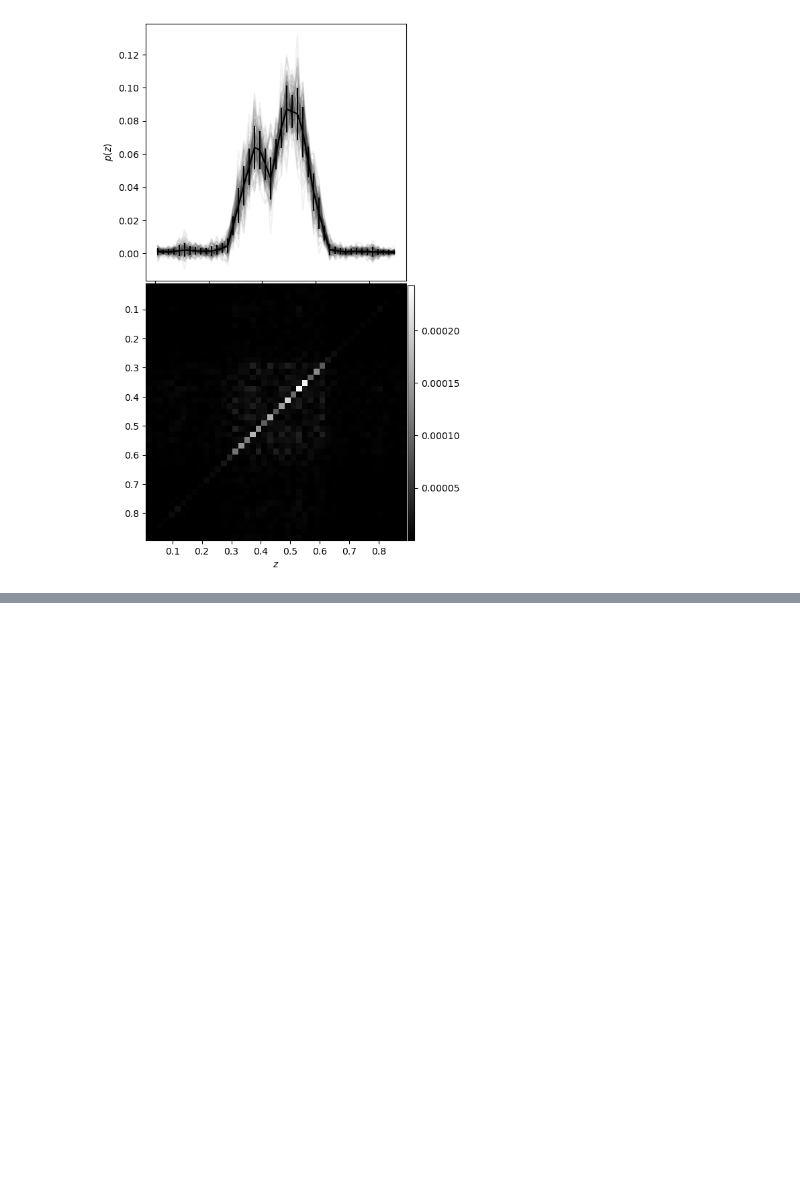
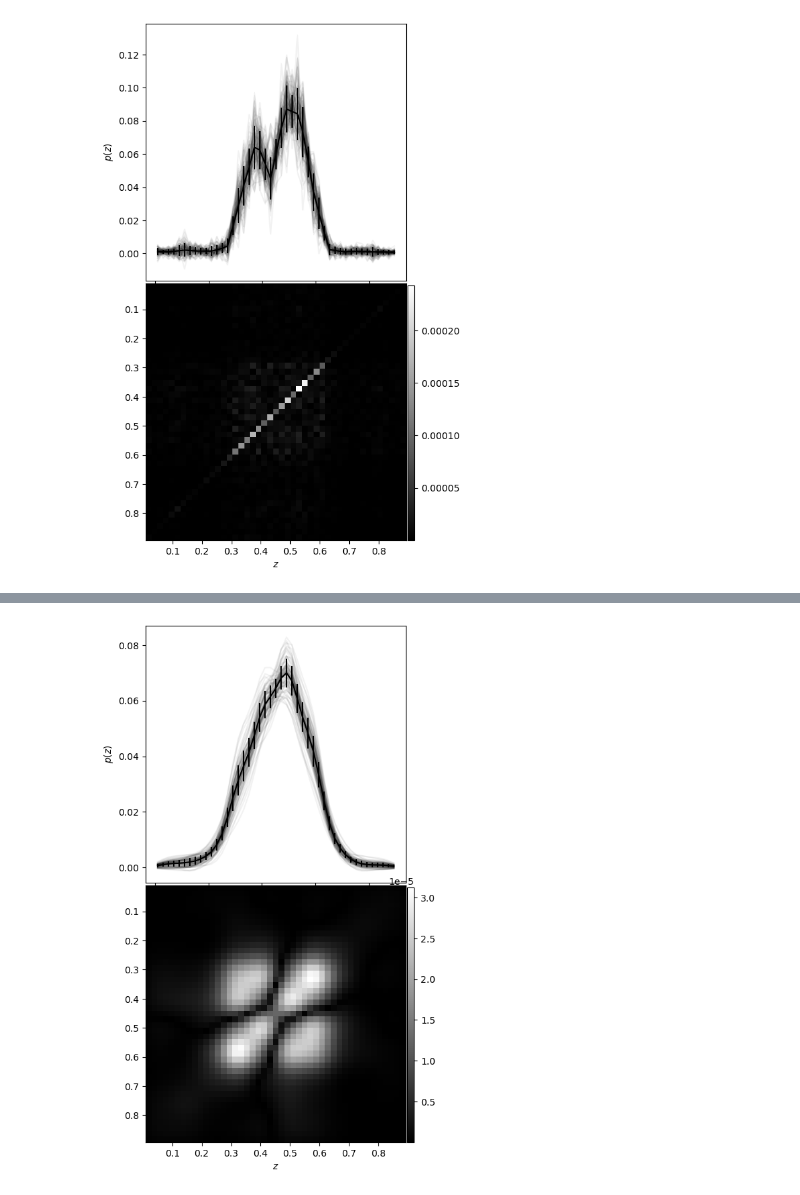
Before and after one commit to LSSTDESC/rail_prior, a Jupyter notebook: examples/basic_tutorial.ipynb, the cells around one changed output, grey strips where cells are left out. Saved outputs shown, nothing was run; the diff lists cells and outputs as text; code cells hidden in the pictures; blank space fills up the shorter version.

Commit message:
comb working

```diff
--- a/examples/basic_tutorial.ipynb
+++ b/examples/basic_tutorial.ipynb
@@ -98,4 +98,4 @@ plt.show()
 # %% [markdown]
 # Moments
 # %%
-moments = nz.PriorMoments(q)
+moments = nzp.PriorMoments(q)
@@ -147,0 +150,3 @@ plt.show()
+# %%
+M = 10
+comb = nzp.PriorComb(q, ncombs=M)
@@ -147,0 +163,29 @@ plt.show()
+# %%
+comb_nzs = []
+for i in range(100):
+    prior_sample = comb.sample_prior()
+    W = np.array([prior_sample[name] for name in comb._get_params_names()])
+    pz = nzp.comb_model(pz_fid, W)[1]
+    comb_nzs.append(pz)
+comb_nzs = np.array(comb_nzs)
+# %%
+comb_cov = np.cov(comb_nzs.T)
+# %%
+figure, axis = plt.subplots(2, 1, figsize=(5,10))
+figure.subplots_adjust(wspace=0, hspace=0.01)
+for i in range(100):
+    axis[0].plot(comb.z, comb_nzs[i], 'k-', alpha=0.05)
+axis[0].errorbar(comb.z, np.mean(comb_nzs, axis=0),
+                 yerr=np.sqrt(np.diag(comb_cov)),
+                 fmt='k-')
+axis[0].set_ylabel(r'$p(z)$')
+im = axis[1].imshow(abs(comb_cov), aspect='auto',
+                    origin='lower', cmap='gray',
+                    extent=[min(zs), max(zs), max(zs), min(zs)])
+axis[1].set_xlabel(r'$z$')
+cbar_ax = figure.add_axes([0.905, 0.11, 0.02, 0.38])
+figure.colorbar(im, cax=cbar_ax)
+#plt.savefig('docs/source/assets/moments.png')
+plt.show()
+# %% [output]
+[figure, added]
```
Also changed, not shown: parts of 16 cells of this notebook, 5 other files.
